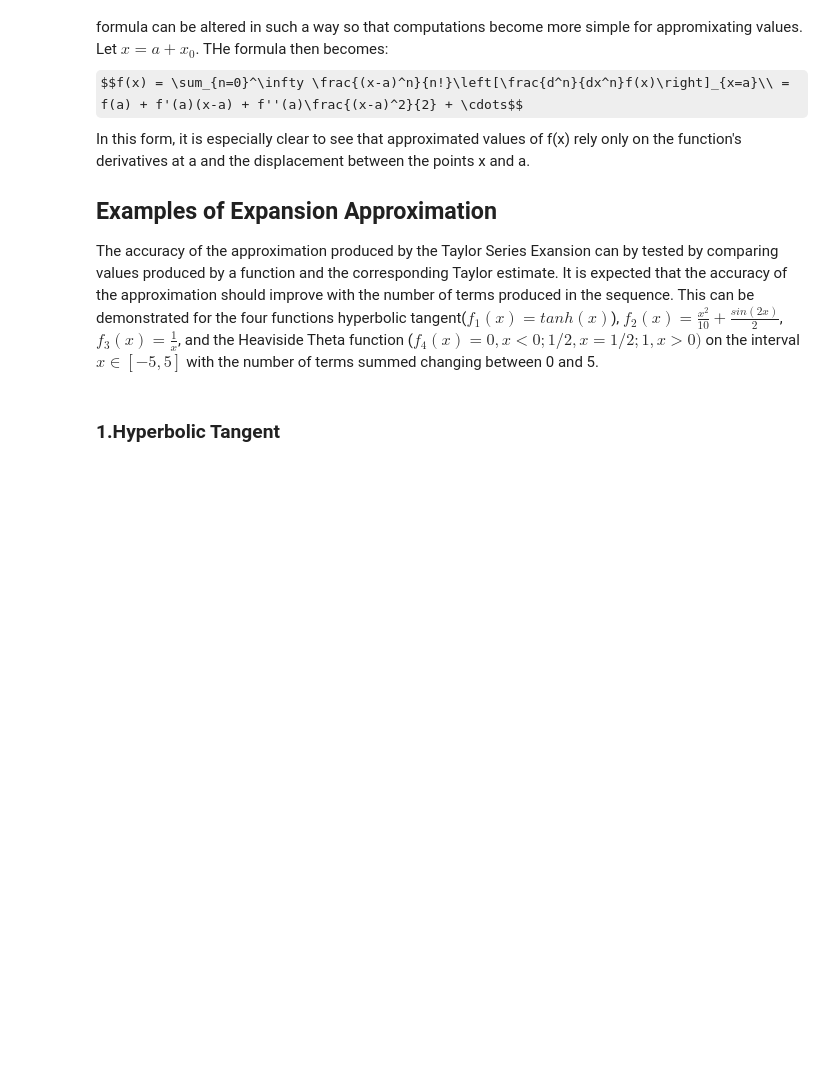
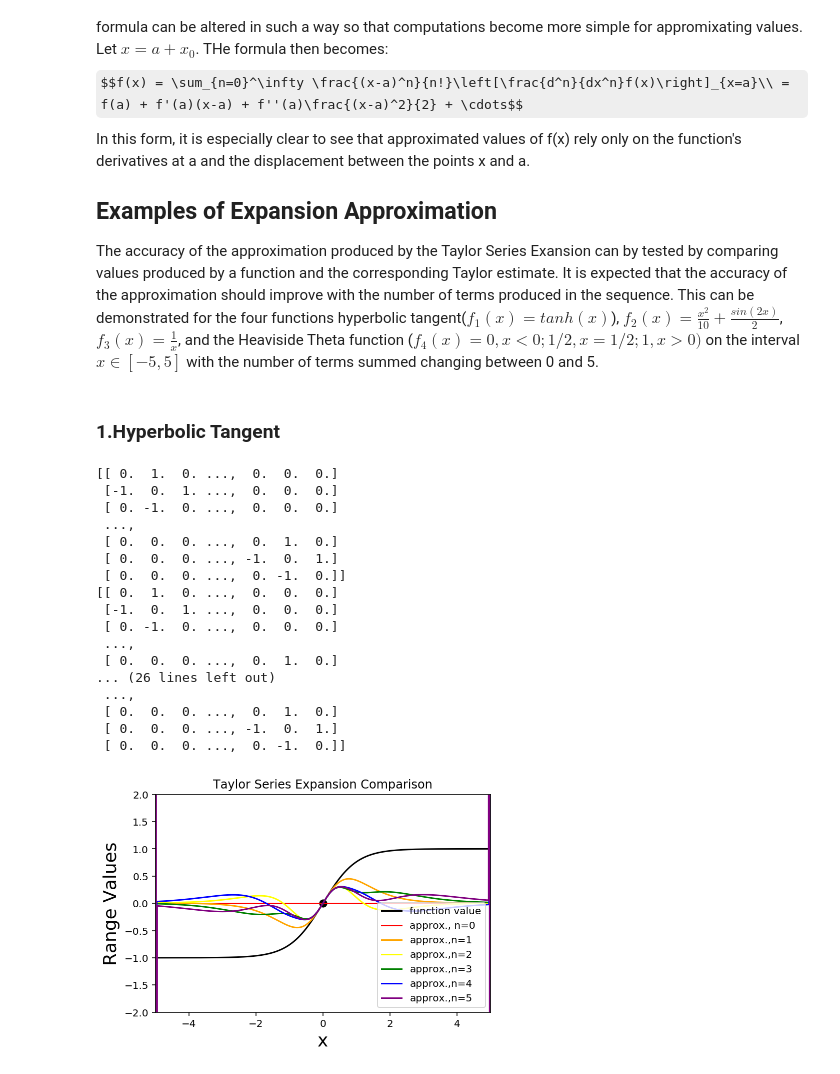
Before and after one commit to chapman-phys220-2018s/cw-07-phys220, a Jupyter notebook: taylor.ipynb, the cells around one changed output. Cells and saved outputs as stored; diff of their text form; code cells hidden in the pictures; some formulas as TeX source; blank space fills up the shorter version.

```diff
--- a/taylor.ipynb
+++ b/taylor.ipynb
@@ -23,3 +23,24 @@ The accuracy of the approximation produced by the Taylor Series Exansion can by
 x = np.linspace(-5,5,1000)
 # %% [markdown]
 ### 1.Hyperbolic Tangent
+# %%
+ta.plots(x,ta.tanh,500,"Tanh(x) Expansion")
+# %% [output]
+[[ 0.  1.  0. ...,  0.  0.  0.]
+ [-1.  0.  1. ...,  0.  0.  0.]
+ [ 0. -1.  0. ...,  0.  0.  0.]
+ ...,
+ [ 0.  0.  0. ...,  0.  1.  0.]
+ [ 0.  0.  0. ..., -1.  0.  1.]
+ [ 0.  0.  0. ...,  0. -1.  0.]]
+[[ 0.  1.  0. ...,  0.  0.  0.]
+ [-1.  0.  1. ...,  0.  0.  0.]
+ [ 0. -1.  0. ...,  0.  0.  0.]
+ ...,
+ [ 0.  0.  0. ...,  0.  1.  0.]
+... (26 lines left out)
+ ...,
+ [ 0.  0.  0. ...,  0.  1.  0.]
+ [ 0.  0.  0. ..., -1.  0.  1.]
+ [ 0.  0.  0. ...,  0. -1.  0.]]
+[figure, added]
```
Also changed, not shown: parts of 21 cells of this notebook.
